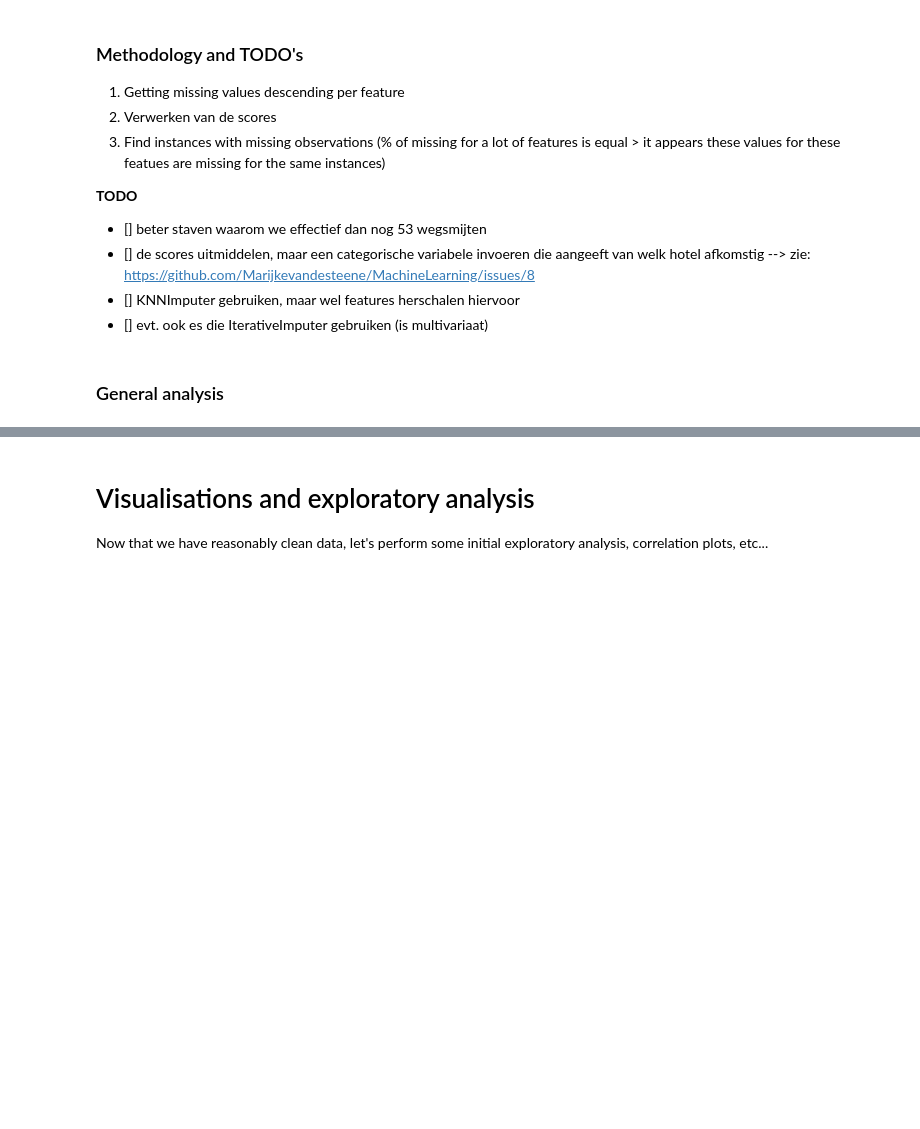
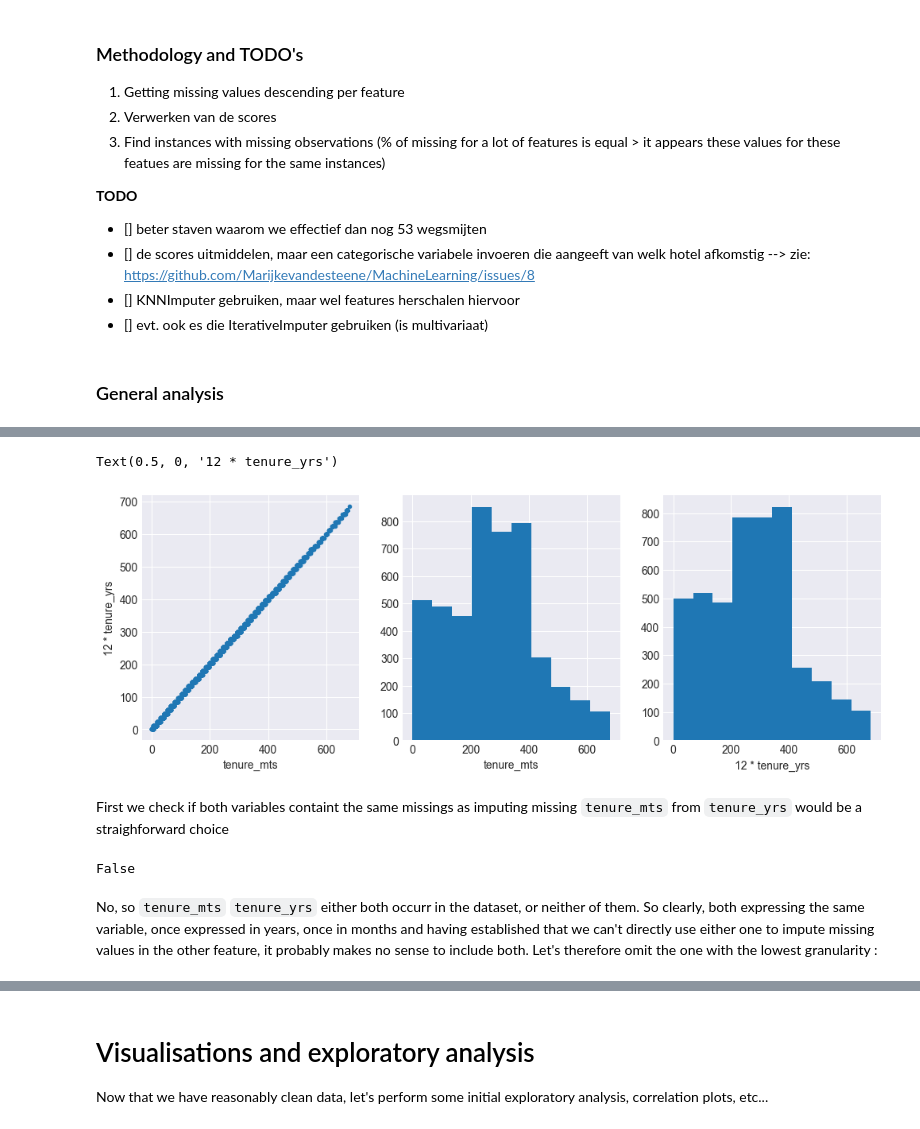
Before and after one commit to Marijkevandesteene/MachineLearning, a Jupyter notebook: ExamDataMining_Integrated.ipynb, the cells around one changed output, grey strips where cells are left out. Saved outputs shown, nothing was run; the diff lists cells and outputs as text; code cells hidden in the pictures; blank space fills up the shorter version.

```diff
--- a/ExamDataMining_Integrated.ipynb
+++ b/ExamDataMining_Integrated.ipynb
@@ -487,0 +494,17 @@ Hoeven niet noodzakelijk dingen eruit te zwieren, maar wel minstens aangeven dat
+# %%
+# -- assign the missings to a categorical variable
+# train_V2["score_pos_missing"] = train_V2["avg_score_pos"].isna()
+# train_V2["score_neg_missing"] = train_V2["avg_score_neg"].isna()
+
+# -- count the number of hotels which have given a score, so 0 means it was originally missing for all the hotels
+train_V2["num_score_pos"] = (~train_V2[["score1_pos", "score2_pos", "score3_pos", "score4_pos", "score5_pos"]].isnull()).sum(axis=1)
+train_V2["num_score_neg"] = (~train_V2[["score1_neg", "score2_neg", "score3_neg", "score4_neg", "score5_neg"]].isnull()).sum(axis=1)
+
+# -- and add it to the categorical variables
+#categorical_input_features.extend(["score_pos_missing", "score_neg_missing"])
+numerical_input_features = [ ft for ft in numerical_input_features if not ft.startswith("score") ]
+numerical_input_features.extend(["avg_score_pos", "avg_score_neg", "num_score_pos", "num_score_neg"])
+# %%
+# -- now drop the original scores from the dataset
+train_V2.drop(columns=["score1_pos", "score2_pos", "score3_pos", "score4_pos", "score5_pos"], inplace=True)
+train_V2.drop(columns=["score1_neg", "score2_neg", "score3_neg", "score4_neg", "score5_neg"], inplace=True)
@@ -487,0 +535,24 @@ Hoeven niet noodzakelijk dingen eruit te zwieren, maar wel minstens aangeven dat
+# %%
+# -- make a scatterplot
+fig, axs = plt.subplots(1, 3, figsize=(12,4))
+axs[0].plot(train_V2['tenure_mts'], 12.*train_V2['tenure_yrs'], '.')
+axs[0].set_xlabel("tenure_mts")
+axs[0].set_ylabel("12 * tenure_yrs")
+train_V2["tenure_mts"].hist(ax=axs[1])
+axs[1].set_xlabel("tenure_mts")
+(12.*train_V2["tenure_yrs"]).hist(ax=axs[2])
+axs[2].set_xlabel("12 * tenure_yrs")
+# %% [output]
+Text(0.5, 0, '12 * tenure_yrs')
+[figure, added]
+# %% [markdown]
+First we check if both variables containt the same missings as imputing missing `tenure_mts` from `tenure_yrs` would be a straighforward choice
+# %%
+# -- get the missing values for both
+tenure_num_values = train_V2[["tenure_mts", "tenure_yrs"]].isna().sum(axis=1)
+# -- test how many only have 1 missing value, so either tenure_mts or tenure_yrs, but not both present or absent
+tenure_num_values[tenure_num_values == 1].any()
+# %% [output]
+False
+# %% [markdown]
+No, so `tenure_mts` `tenure_yrs` either both occurr in the dataset, or neither of them. So clearly, both expressing the same variable, once expressed in years, once in months and having established that we can't directly use either one to impute missing values in the other feature, it probably makes no sense to include both. Let's therefore omit the one with the lowest granularity :
```
Also changed, not shown: parts of 54 cells of this notebook.
